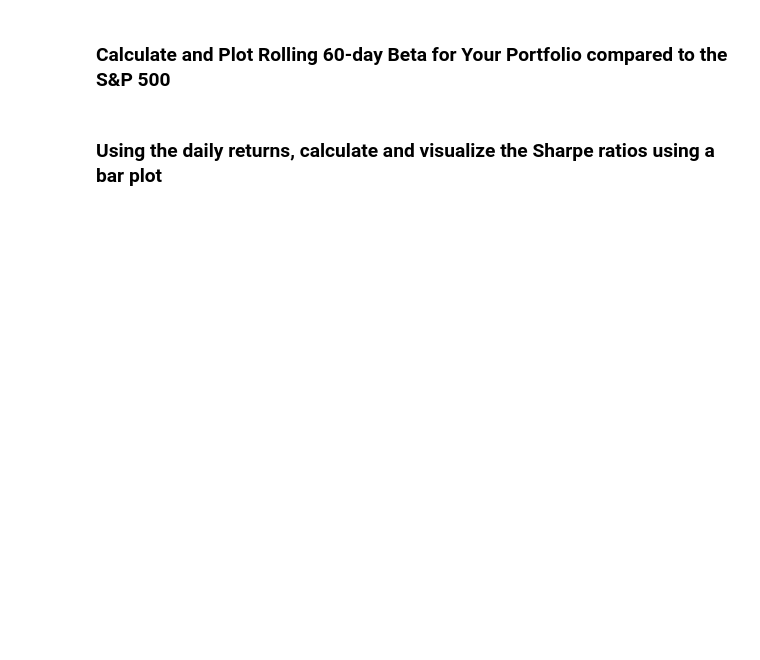
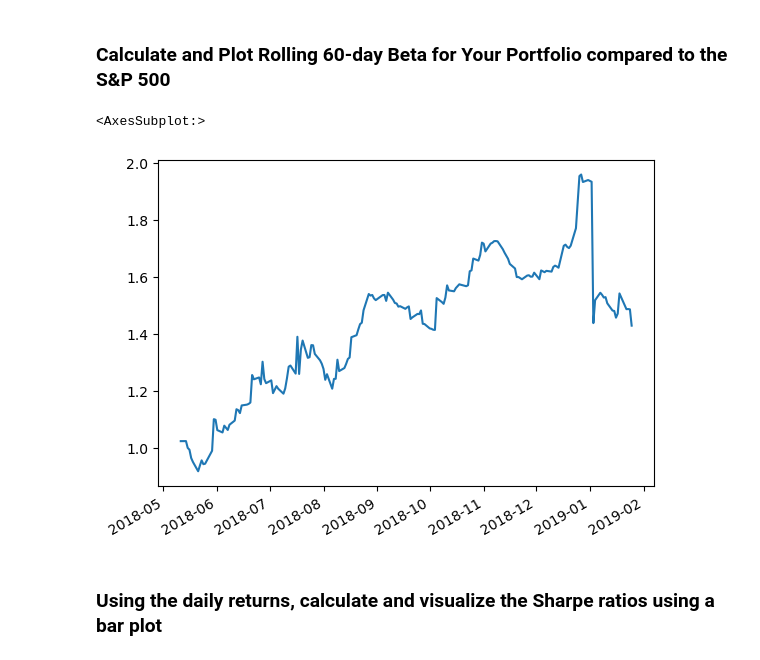
Before and after one commit to idamanue/Whale_analysis, a Jupyter notebook: whale_analysis.ipynb, the cells around one changed output. Cells and saved outputs as stored; diff of their text form; code cells hidden in the pictures; blank space fills up the shorter version.

```diff
--- a/whale_analysis.ipynb
+++ b/whale_analysis.ipynb
@@ -470,3 +571,22 @@ portfolio_returns
+# %%
+# Calculate and plot Beta
+covariance_AAPL = combined["AAPL"].rolling(window = 60).cov(combined["S&P 500"])
+covariance_AAPL
+
+# Calculate variance of S&P 500
+
+variance_combined = combined["S&P 500"].rolling(window = 60).var()
+variance_combined
+
+beta_combined = covariance_AAPL/ variance_combined
+beta_combined
+
+
+# Plot beta trend
+beta_combined.plot()
+# %% [output]
+<AxesSubplot:>
+[figure, added]
 # %% [markdown]
 ### Using the daily returns, calculate and visualize the Sharpe ratios using a bar plot
 # %%
```
Also changed, not shown: parts of 18 cells of this notebook.
